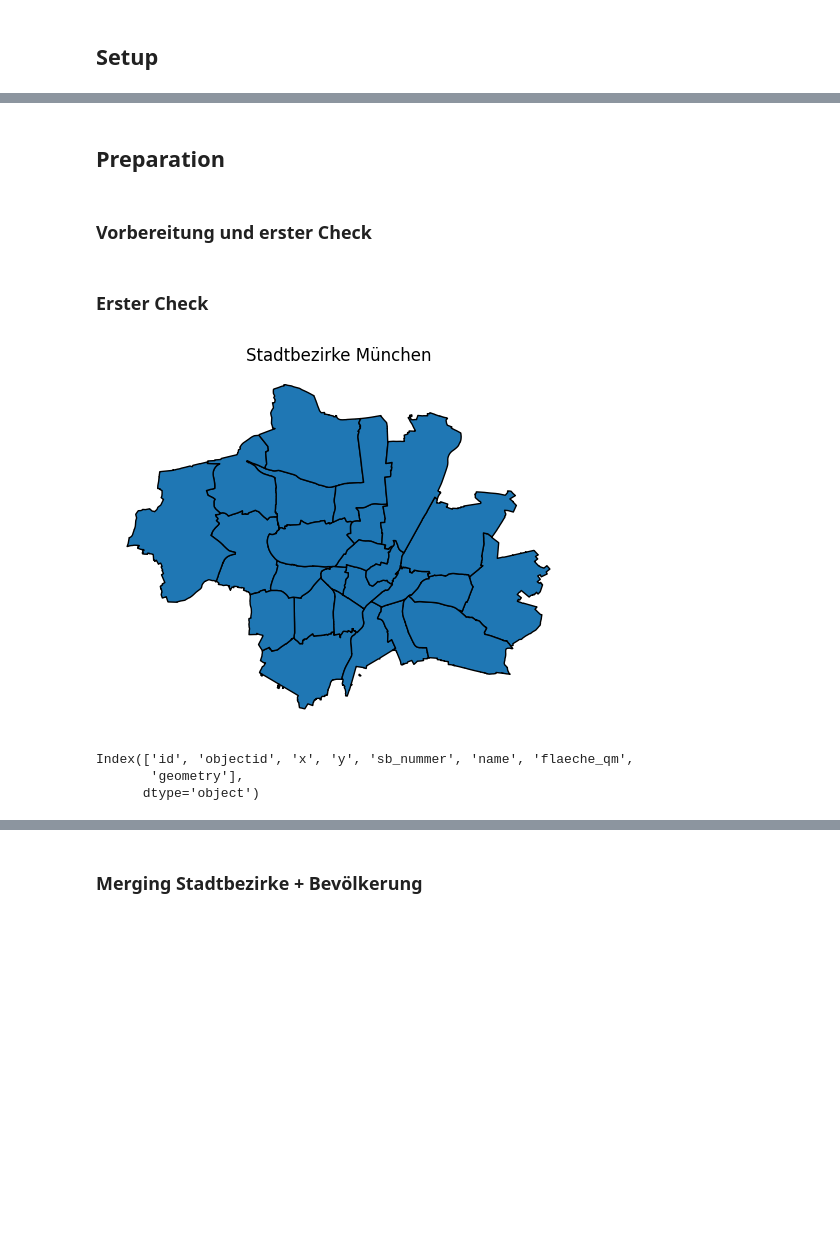
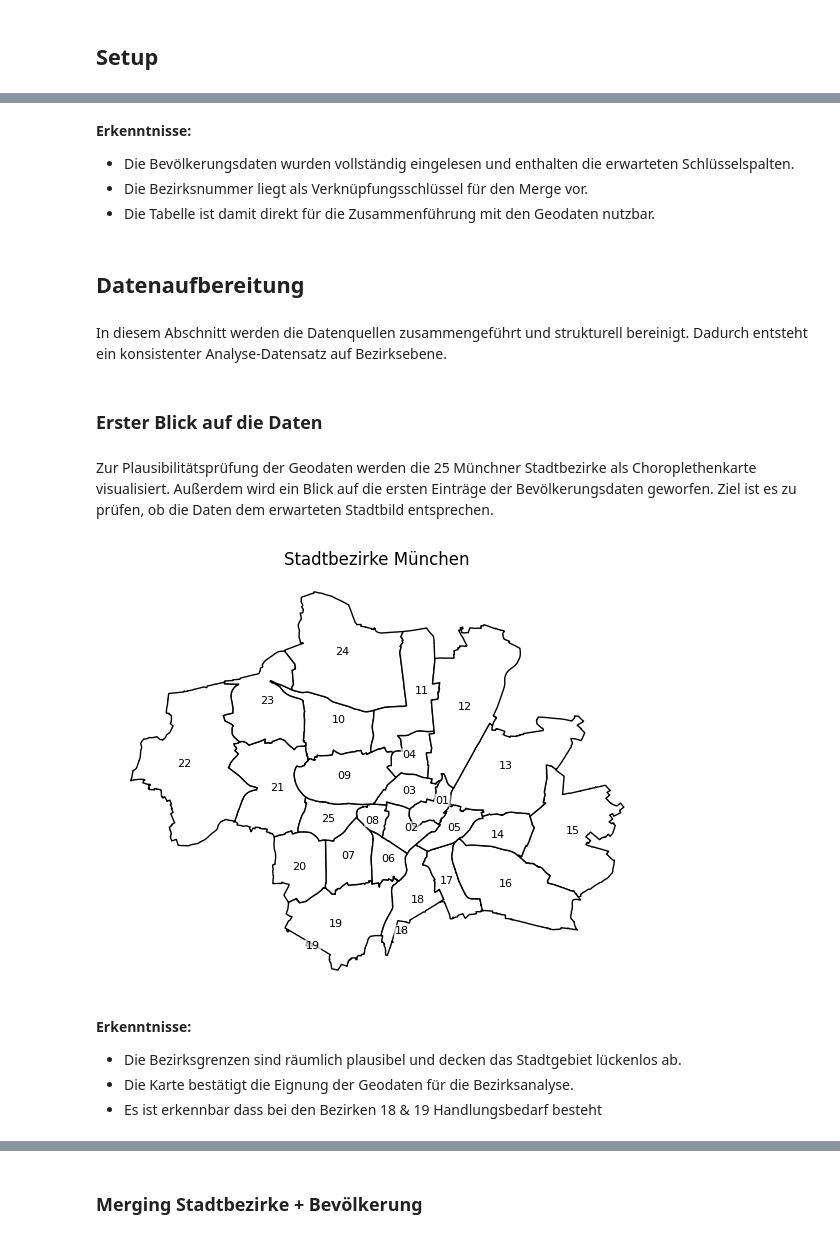
Before and after one commit to Lucas103003/active-city-project, a Jupyter notebook: notebooks/01_muc_bezirke_und_bevoelkerung.ipynb, the cells around one changed output, grey strips where cells are left out. Saved outputs shown, nothing was run; the diff lists cells and outputs as text; code cells hidden in the pictures; blank space fills up the shorter version.

Commit message:
N01 Struktur & Markdown Anpassung

```diff
--- a/notebooks/01_muc_bezirke_und_bevoelkerung.ipynb
+++ b/notebooks/01_muc_bezirke_und_bevoelkerung.ipynb
@@ -56,19 +73,44 @@ df_bev.head()
+# %% [markdown]
+**Erkenntnisse:**
+- Die Bevölkerungsdaten wurden vollständig eingelesen und enthalten die erwarteten Schlüsselspalten.
+- Die Bezirksnummer liegt als Verknüpfungsschlüssel für den Merge vor.
+- Die Tabelle ist damit direkt für die Zusammenführung mit den Geodaten nutzbar.
 # %% [markdown]
-## Preparation
+## Datenaufbereitung
-# %% [markdown]
-### Vorbereitung und erster Check
+# %% [markdown]
+In diesem Abschnitt werden die Datenquellen zusammengeführt und strukturell bereinigt. Dadurch entsteht ein konsistenter Analyse-Datensatz auf Bezirksebene.
 # %% [markdown]
-### Erster Check
+### Erster Blick auf die Daten
+# %% [markdown]
+Zur Plausibilitätsprüfung der Geodaten werden die 25 Münchner Stadtbezirke als Choroplethenkarte visualisiert. Außerdem wird ein Blick auf die ersten Einträge der Bevölkerungsdaten geworfen. Ziel ist es zu prüfen, ob die Daten dem erwarteten Stadtbild entsprechen.
 # %%
-ax = gdf_bezirke.plot(edgecolor="black", figsize=(6, 6))
+# Bezirksdaten
+
+# Visualisierung der Stadtbezirke als Choroplethenkarte
+ax = gdf_bezirke.plot(edgecolor="black", facecolor="white", figsize=(7, 7))
 ax.set_title("Stadtbezirke München")
+
+# Schluesselspalte robust bestimmen (je nach Datenstand)
+label_col = "sb_nummer" if "sb_nummer" in gdf_bezirke.columns else "bez_nr"
+
+# Bezirksnummern in die Polygone schreiben (repräsentativer Punkt je Bezirk)
+label_points = gdf_bezirke.geometry.representative_point()
+for x, y, sb in zip(label_points.x, label_points.y, gdf_bezirke[label_col]):
+    ax.text(
+        x, y, str(sb),
+        fontsize=8,
+        ha="center", va="center",
+        color="black",
+        bbox=dict(facecolor="white", edgecolor="none", alpha=0.7, boxstyle="round,pad=0.12")
+    )
+
 plt.axis("off")
 plt.show()
-
-gdf_bezirke.columns
 # %% [output]
-[figure, old version]
+[figure, new version]
-Index(['id', 'objectid', 'x', 'y', 'sb_nummer', 'name', 'flaeche_qm',
-       'geometry'],
-      dtype='object')
+# %% [markdown]
+**Erkenntnisse:**
+- Die Bezirksgrenzen sind räumlich plausibel und decken das Stadtgebiet lückenlos ab.
+- Die Karte bestätigt die Eignung der Geodaten für die Bezirksanalyse.
+- Es ist erkennbar dass bei den Bezirken 18 & 19 Handlungsbedarf besteht
 # %%
```
Also changed, not shown: parts of 44 cells of this notebook.
